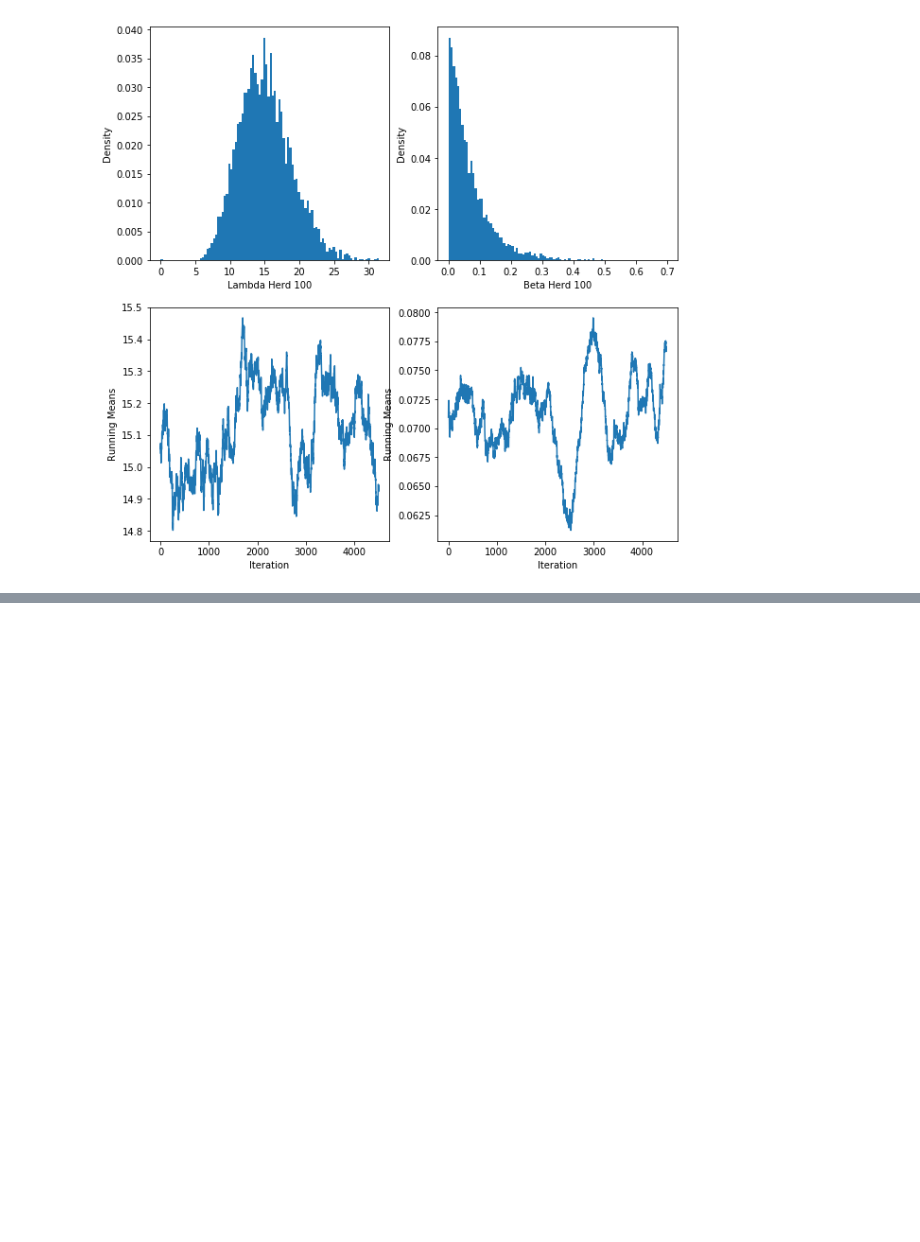
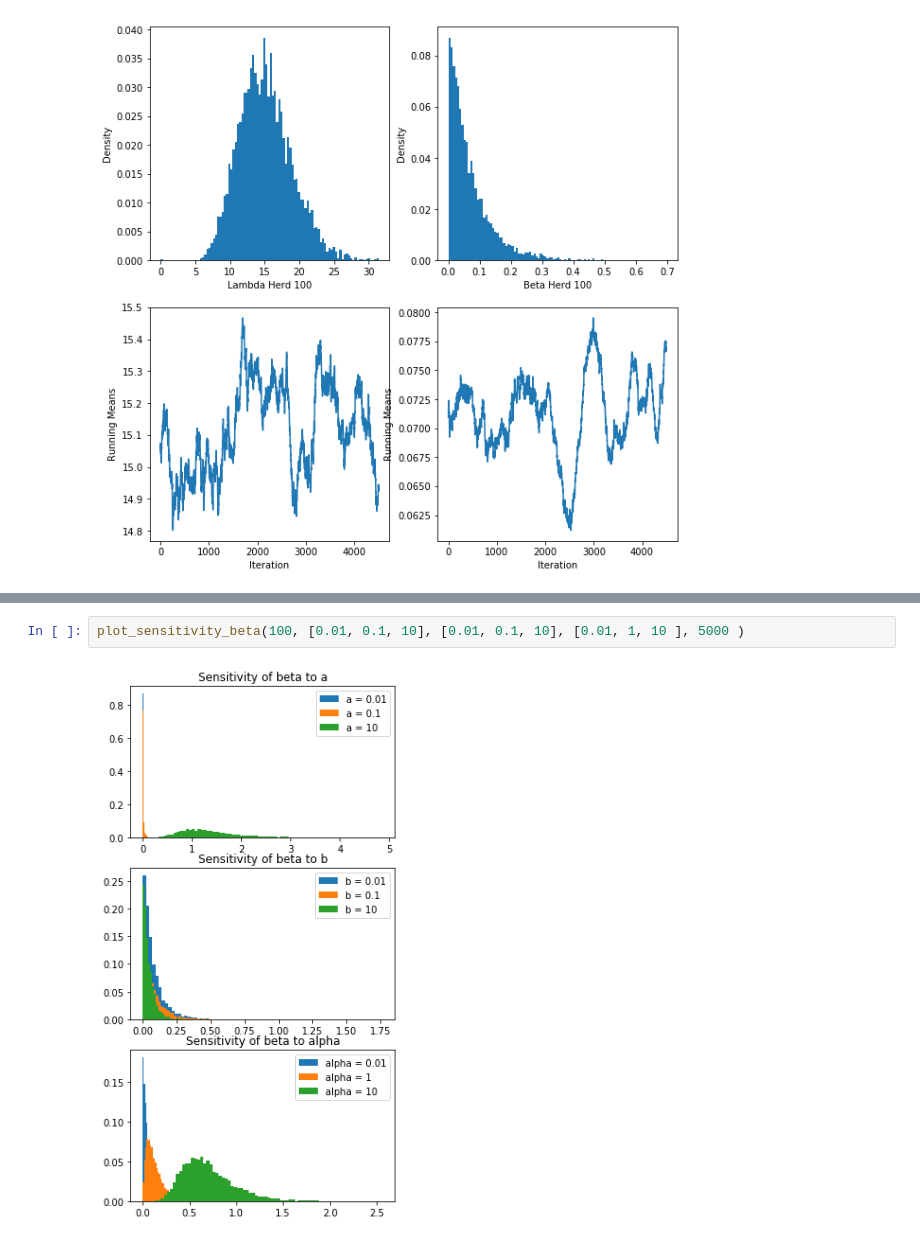
Before and after one commit to sally14/ComputationalStats, a Jupyter notebook: TD3/gibbs_mastitis.ipynb, the cells around one changed output, grey strips where cells are left out. Cells and saved outputs as stored; diff of their text form; blank space fills up the shorter version.

```diff
--- a/TD3/gibbs_mastitis.ipynb
+++ b/TD3/gibbs_mastitis.ipynb
@@ -128,0 +243,4 @@ plot_simulation(lamb, beta, 100)
+# %%
+plot_sensitivity_beta(100, [0.01, 0.1, 10], [0.01, 0.1, 10], [0.01, 1, 10 ], 5000 )
+# %% [output]
+[figure, added]
```
Also changed, not shown: parts of 4 cells of this notebook.
